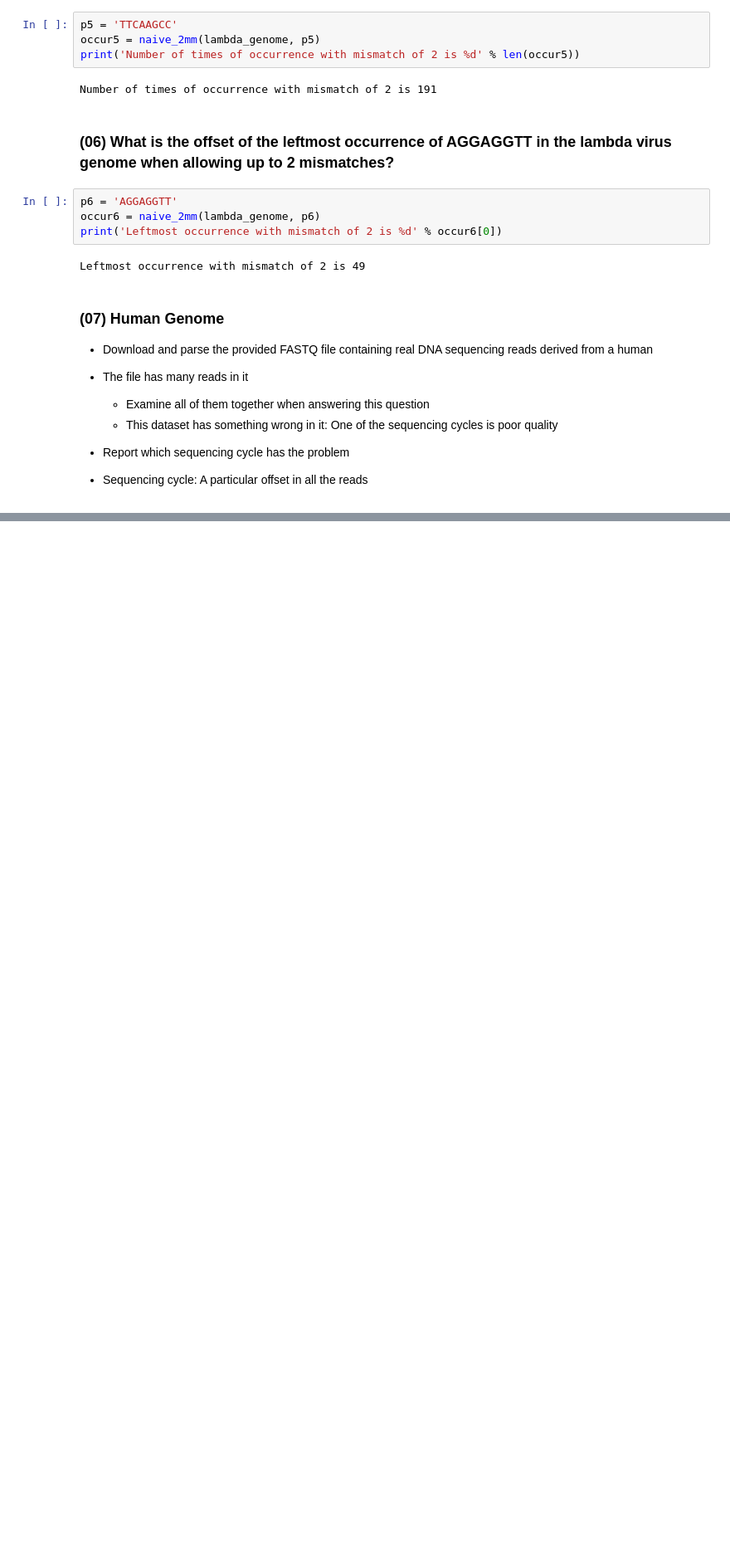
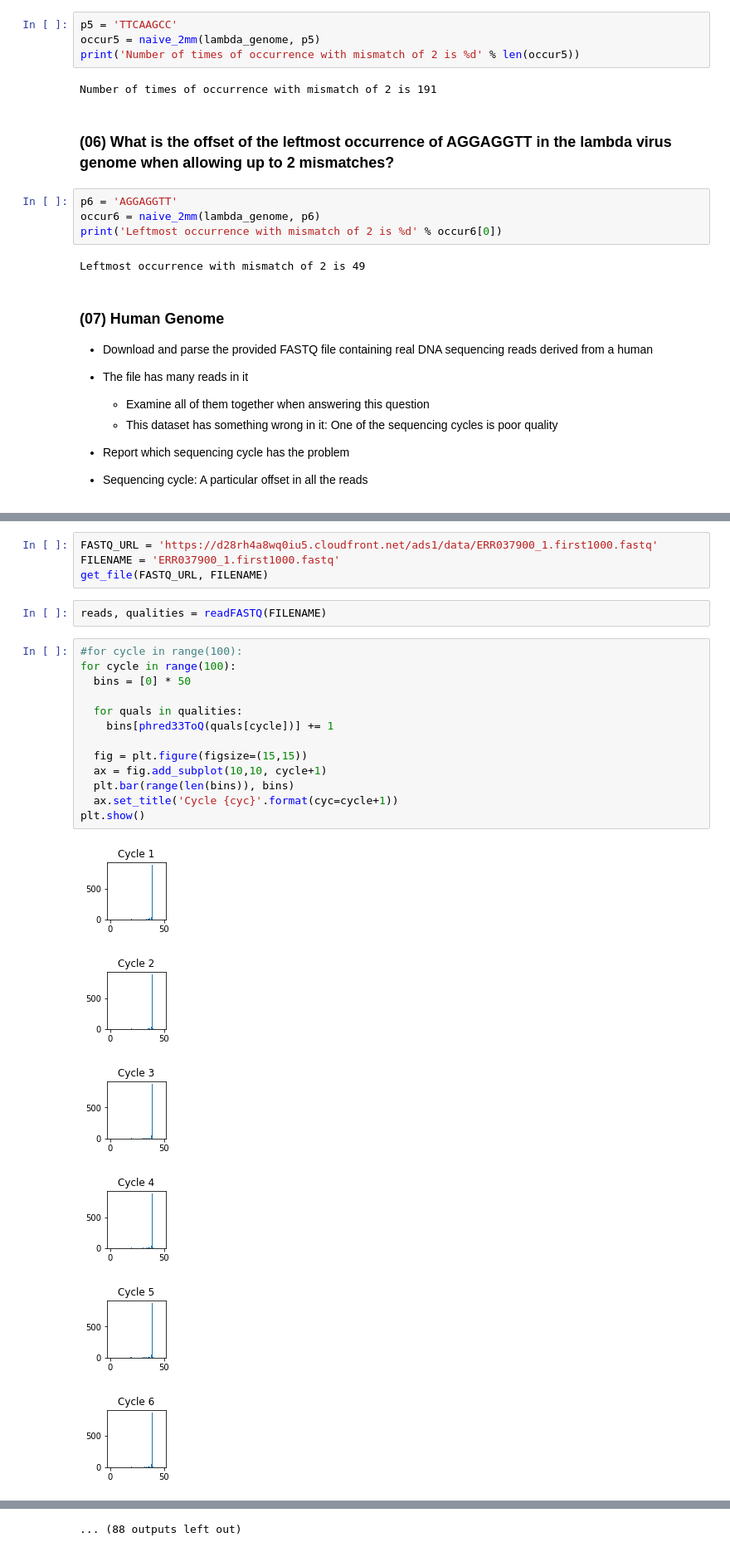
Before and after one commit to recanoy/Coursera_AlgorithmsForDNASequencing, a Jupyter notebook: Week1_Homework1.ipynb, the cells around one changed output, grey strips where cells are left out. Shown at 83% size. Cells and saved outputs as stored; diff of their text form; blank space fills up the shorter version.

```diff
--- a/Week1_Homework1.ipynb
+++ b/Week1_Homework1.ipynb
@@ -219,0 +267,26 @@ Leftmost occurrence with mismatch of 2 is 49
+# %%
+FASTQ_URL = 'https://d28rh4a8wq0iu5.cloudfront.net/ads1/data/ERR037900_1.first1000.fastq'
+FILENAME = 'ERR037900_1.first1000.fastq'
+get_file(FASTQ_URL, FILENAME)
+# %%
+reads, qualities = readFASTQ(FILENAME)
+# %%
+#for cycle in range(100):
+for cycle in range(100):
+  bins = [0] * 50
+
+  for quals in qualities:
+    bins[phred33ToQ(quals[cycle])] += 1
+
+  fig = plt.figure(figsize=(15,15))
+  ax = fig.add_subplot(10,10, cycle+1)
+  plt.bar(range(len(bins)), bins)
+  ax.set_title('Cycle {cyc}'.format(cyc=cycle+1))
+plt.show()
+# %% [output]
+[figure, added]
+[figure, added]
+[figure, added]
+[figure, added]
+[figure, added]
+[figure, added]
@@ -219,0 +299 @@ Leftmost occurrence with mismatch of 2 is 49
+... (88 outputs left out)
```
Also changed, not shown: parts of 4 cells of this notebook.
